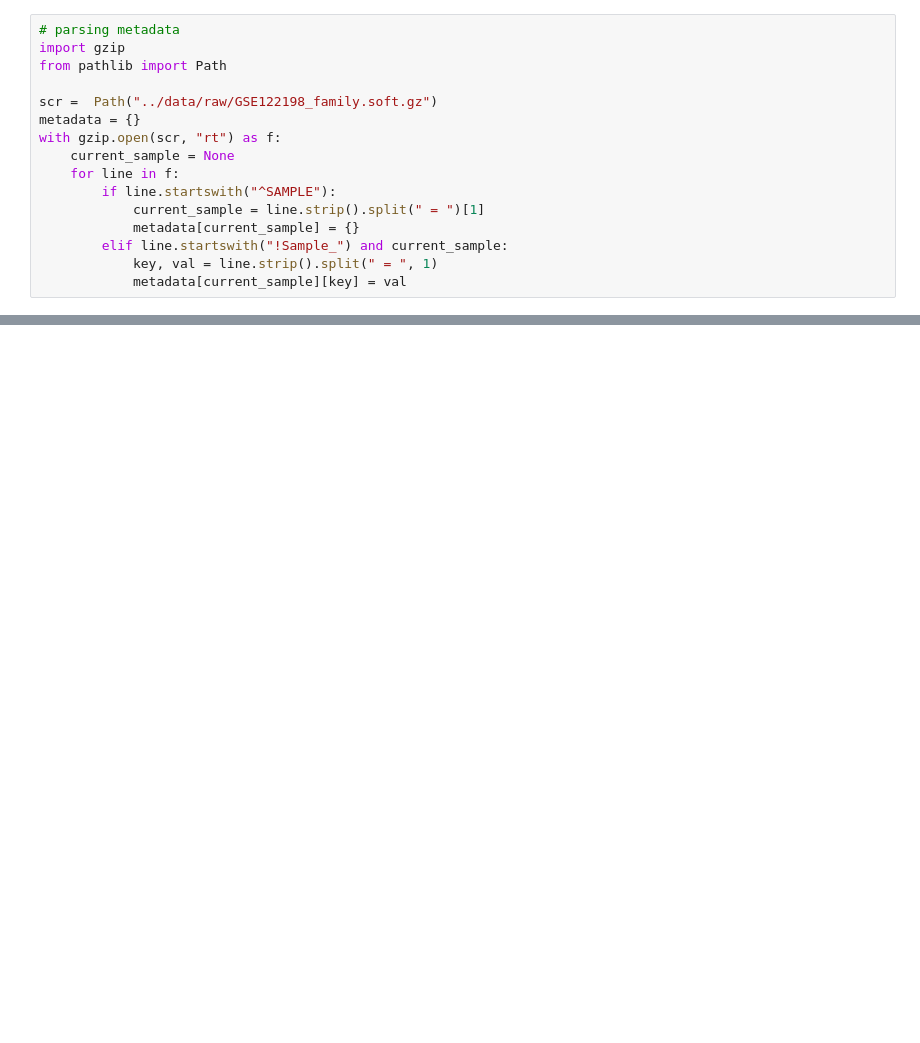
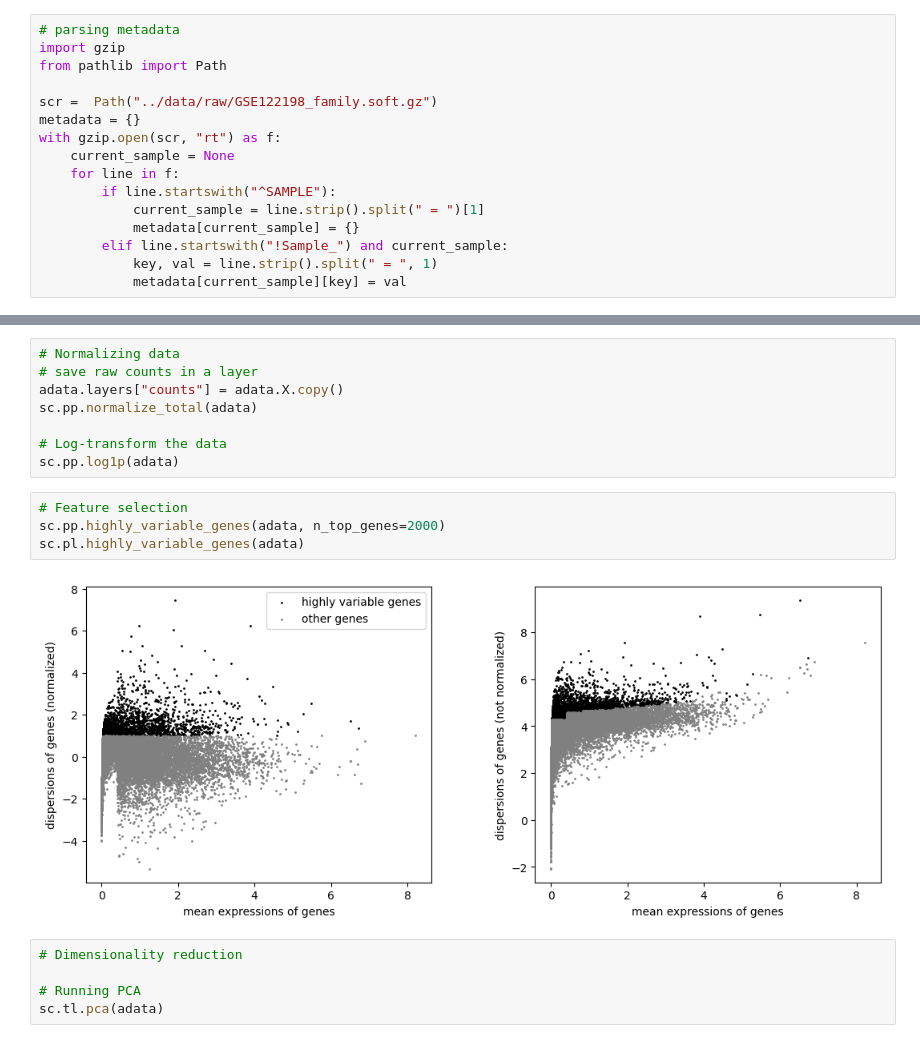
Before and after one commit to AEnyioko/mpn-jak2-analysis, a Jupyter notebook: notebooks/pre_processing.ipynb, the cells around one changed output, grey strips where cells are left out. Saved outputs shown, nothing was run; the diff lists cells and outputs as text; blank space fills up the shorter version.

```diff
--- a/notebooks/pre_processing.ipynb
+++ b/notebooks/pre_processing.ipynb
@@ -35,0 +58,19 @@ IndexError: Positions outside range of features.
+# %%
+# Normalizing data
+# save raw counts in a layer
+adata.layers["counts"] = adata.X.copy()
+sc.pp.normalize_total(adata)
+
+# Log-transform the data
+sc.pp.log1p(adata)
+# %%
+# Feature selection
+sc.pp.highly_variable_genes(adata, n_top_genes=2000)
+sc.pl.highly_variable_genes(adata)
+# %% [output]
+[figure, added]
+# %%
+# Dimensionality reduction
+
+# Running PCA
+sc.tl.pca(adata)
```
Also changed, not shown: parts of 6 cells of this notebook.
